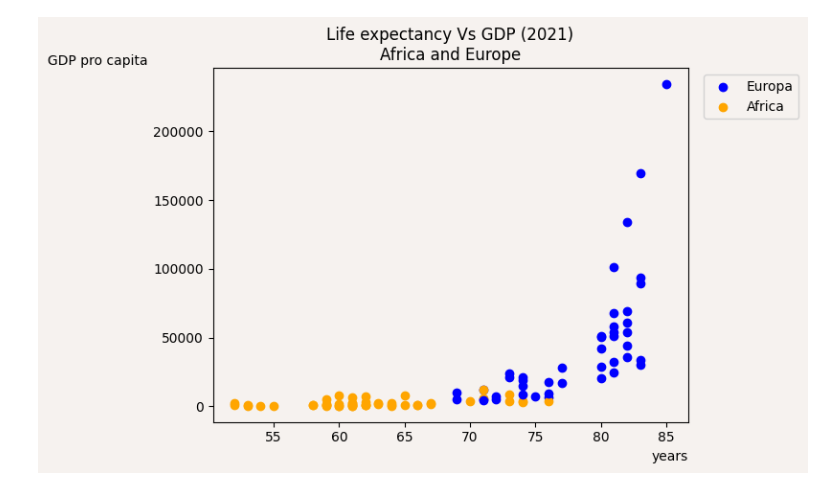
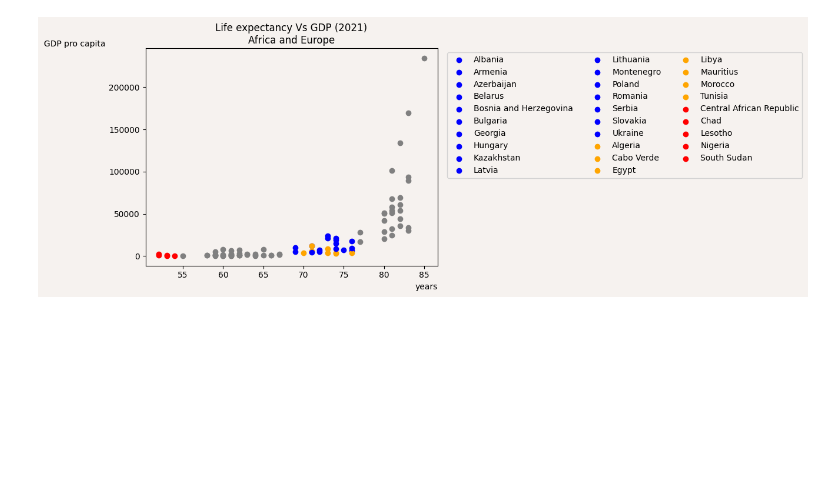
Before and after one commit to snohm/VS, a Jupyter notebook: Sorgenti/gdpVsLifeExp.ipynb, the cells around one changed output. Drawn from its saved outputs; the diff is of its cells as text; code cells hidden in the pictures; blank space fills up the shorter version.

Commit message:
Europa Vs Africa, stati sovrapposti

```diff
--- a/Sorgenti/gdpVsLifeExp.ipynb
+++ b/Sorgenti/gdpVsLifeExp.ipynb
@@ -66,48 +66,48 @@ while lGdp != "" and lLe != "":
         #    if int(float(elemLe[3])) < 55:
         #        plt.scatter(int(float(elemLe[3])), int(float(elemGdp[3])), label = elemGdp[0], color = "#f03b20")
         #    elif 55 <= int(float(elemLe[3])) < 65:
         #        plt.scatter(int(float(elemLe[3])), int(float(elemGdp[3])), label = elemGdp[0], color = "#fe9929")
         #    else:
         #        plt.scatter(int(float(elemLe[3])), int(float(elemGdp[3])), label = elemGdp[0], color = "#d9f0a3")
         #else:
         #    plt.scatter(int(float(elemLe[3])), int(float(elemGdp[3])), color = 'gray')
         #
 
         # divide in europa e africa, ignora il resto
-        if elemLe[0] in europe:
-            plt.scatter(int(float(elemLe[3])), int(float(elemGdp[3])), color = "blue")
-        elif elemLe[0] in africa:
-            plt.scatter(int(float(elemLe[3])), int(float(elemGdp[3])), color = "orange")
+        #if elemLe[0] in europe:
+        #    plt.scatter(int(float(elemLe[3])), int(float(elemGdp[3])), color = "blue")
+        #elif elemLe[0] in africa:
+        #    plt.scatter(int(float(elemLe[3])), int(float(elemGdp[3])), color = "orange")
         #
 
         # evidenzia: gli stati europei ed aficani sovrapposti e gli stati con lifeExp sotto a 55
-        #if (elemLe[0] in europe or elemLe[0] in africa) and (67 < int(float(elemLe[3])) and int(float(elemLe[3])) < 77):
-        #    if elemLe[0] in europe:
-        #        plt.scatter(int(float(elemLe[3])), int(float(elemGdp[3])), label = elemGdp[0], color = "blue")
-        #    else:
-        #        plt.scatter(int(float(elemLe[3])), int(float(elemGdp[3])), label = elemGdp[0], color = "orange")
-        #elif (elemLe[0] in europe or elemLe[0] in africa) and int(float(elemLe[3])) < 55:
-        #    plt.scatter(int(float(elemLe[3])), int(float(elemGdp[3])), label = elemGdp[0], color = "red")
-        #elif elemLe[0] in europe or elemLe[0] in africa:
-        #    plt.scatter(int(float(elemLe[3])), int(float(elemGdp[3])), color = 'gray')
+        if (elemLe[0] in europe or elemLe[0] in africa) and (67 < int(float(elemLe[3])) and int(float(elemLe[3])) < 77):
+            if elemLe[0] in europe:
+                plt.scatter(int(float(elemLe[3])), int(float(elemGdp[3])), label = elemGdp[0], color = "blue")
+            else:
+                plt.scatter(int(float(elemLe[3])), int(float(elemGdp[3])), label = elemGdp[0], color = "orange")
+        elif (elemLe[0] in europe or elemLe[0] in africa) and int(float(elemLe[3])) < 55:
+            plt.scatter(int(float(elemLe[3])), int(float(elemGdp[3])), label = elemGdp[0], color = "red")
+        elif elemLe[0] in europe or elemLe[0] in africa:
+            plt.scatter(int(float(elemLe[3])), int(float(elemGdp[3])), color = 'gray')
         #
 
         lLe = fLe.readline()
         elemLe = lLe.split(",")
     else:
         lLe = fLe.readline()
         elemLe = lLe.split(",")
 fGdp.close()
 fLe.close()
 
-#order = [0,2,3,4,5,6,11,12,13,14,17,19,22,23,24,26,29,1,7,10,16,18,20,28,8,9,15,21,27]
-#handles, labels = plt.gca().get_legend_handles_labels()
-#plt.legend([handles[i] for i in order], [labels[i] for i in order], ncol = 3, bbox_to_anchor=(1.02, 1), loc='upper left', facecolor = graphColor)
+order = [0,2,3,4,5,6,11,12,13,14,17,19,22,23,24,26,29,1,7,10,16,18,20,28,8,9,15,21,27]
+handles, labels = plt.gca().get_legend_handles_labels()
+plt.legend([handles[i] for i in order], [labels[i] for i in order], ncol = 3, bbox_to_anchor=(1.02, 1), loc='upper left', facecolor = graphColor)
 
-plt.legend(['Europa', 'Africa'] ,ncol = 1, bbox_to_anchor=(1.02, 1), loc='upper left', facecolor = graphColor)
+#plt.legend(['Europa', 'Africa'] ,ncol = 1, bbox_to_anchor=(1.02, 1), loc='upper left', facecolor = graphColor)
 plt.title("Life expectancy Vs GDP (2021)\nAfrica and Europe")
 plt.xlabel("years", loc='right')
 plt.ylabel("GDP pro capita", rotation='horizontal', loc = 'top')
 plt.show()
 # %% [output]
-[figure, old version]
+[figure, new version]
```
